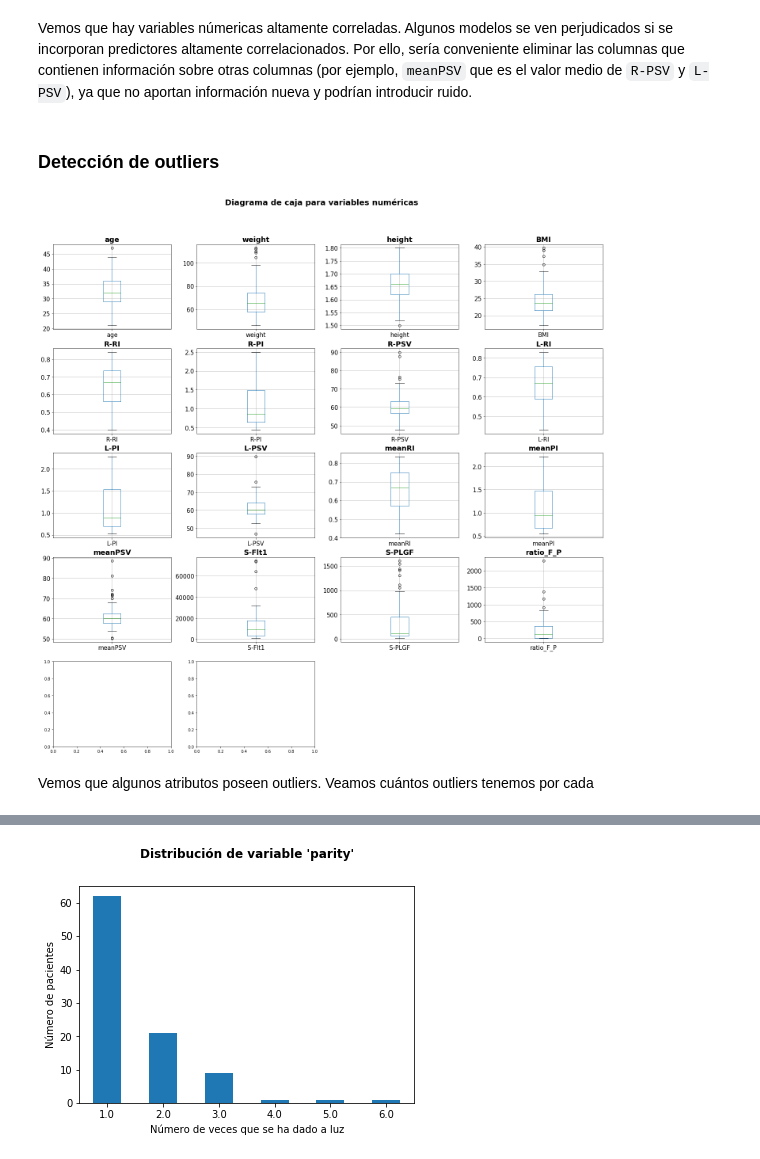
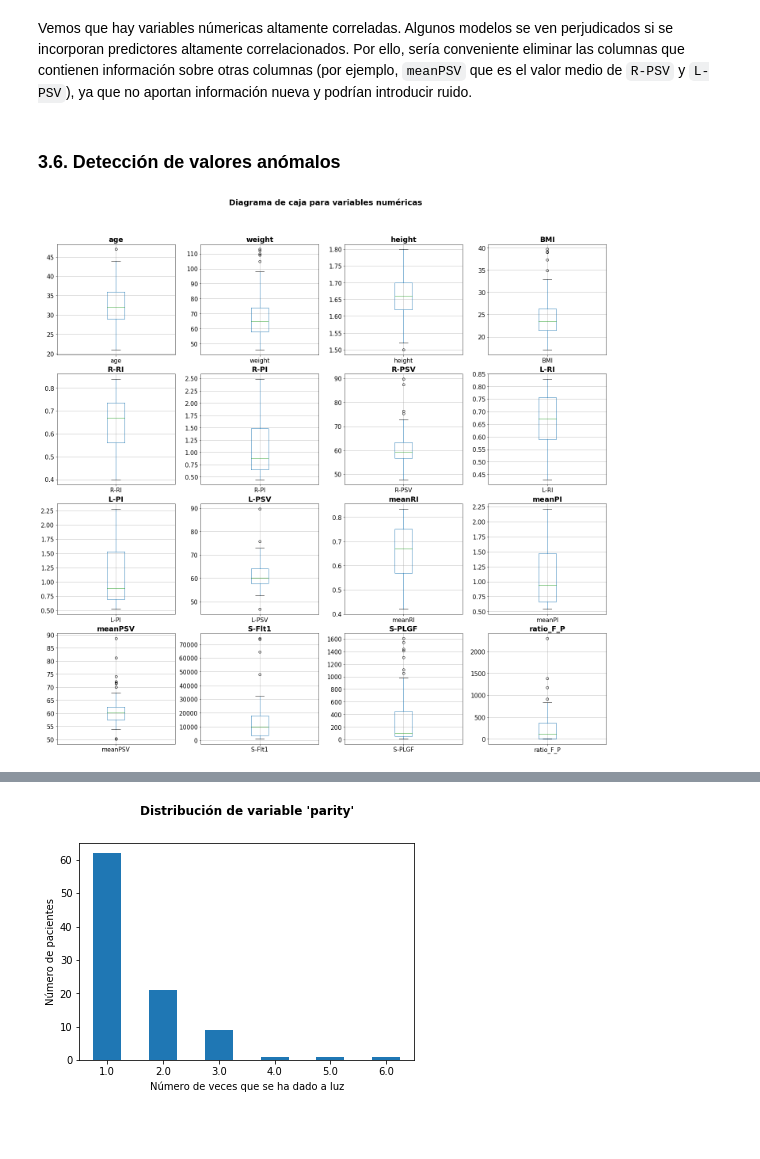
Before and after one commit to lolagj/TFM-Modelo-Riesgos-Embarazadas, a Jupyter notebook: Notebook TFM.ipynb, the cells around one changed output, grey strips where cells are left out. Cells and saved outputs as stored; diff of their text form; code cells hidden in the pictures; blank space fills up the shorter version.

```diff
--- a/Notebook TFM.ipynb
+++ b/Notebook TFM.ipynb
@@ -423,24 +502,0 @@ d_log= np.log(data[skewed_data])
-# %%
-fig, axes = plt.subplots(nrows=4, ncols=3, figsize=(20, 20))
-axes = axes.flat
-columnas_numeric = data.select_dtypes(include=['float64']).columns
-
-for i, colum in enumerate(skewed_data):
-    sns.histplot(
-        data    = d_log,
-        x       = colum,
-        stat    = "count",
-        kde     = True,
-        color   = (list(plt.rcParams['axes.prop_cycle'])*2)[i]["color"],
-        line_kws= {'linewidth': 2},
-        alpha   = 0.3,
-        ax      = axes[i]
-    )
-    axes[i].set_title(colum, fontsize = 15, fontweight = "bold")
-    axes[i].tick_params(labelsize = 15)
-    axes[i].set_xlabel("")
-
-
-fig.tight_layout()
-plt.subplots_adjust(top = 0.9)
-fig.suptitle('Distribución variables numéricas', fontsize = 15, fontweight = "bold");
@@ -539,27 +588,24 @@ correlacion[correlacion["Correlación"]>0.6]
 # %% [markdown]
 Vemos que hay variables númericas altamente correladas. Algunos modelos se ven perjudicados si se incorporan predictores altamente correlacionados. Por ello, sería conveniente eliminar las columnas que contienen información sobre otras columnas (por ejemplo, <code>meanPSV</code> que es el valor medio de <code>R-PSV</code> y <code>L-PSV</code>), ya que no aportan información nueva y podrían introducir ruido.
 # %% [markdown]
-### Detección de outliers
+### 3.6. Detección de valores anómalos <a name="outliers"> </a>
 # %%
-fig, axes = plt.subplots(nrows=5, ncols=4, figsize=(20, 20))
+fig, axes = plt.subplots(nrows=4, ncols=4, figsize=(20, 20))
 axes = axes.flat
 columnas_numeric = data.select_dtypes(include=['float64', 'int64']).columns
 
 for i, colum in enumerate(columnas_numeric):
     data.boxplot(
         column  =colum,
         ax      = axes[i]
     )
     axes[i].set_title(colum, fontsize = 18, fontweight = "bold")
     axes[i].tick_params(labelsize = 15)
     axes[i].set_xlabel("")
 
-axes[18].set_visible(False)
-axes[19].set_visible(False)
+
 fig.tight_layout()
 plt.subplots_adjust(top = 0.9)
 fig.suptitle('Diagrama de caja para variables numéricas', fontsize = 20, fontweight = "bold");
 # %% [output]
-[figure, old version]
+[figure, new version]
-# %% [markdown]
-Vemos que algunos atributos poseen outliers. Veamos cuántos outliers tenemos por cada
```
Also changed, not shown: parts of 132 cells of this notebook.
